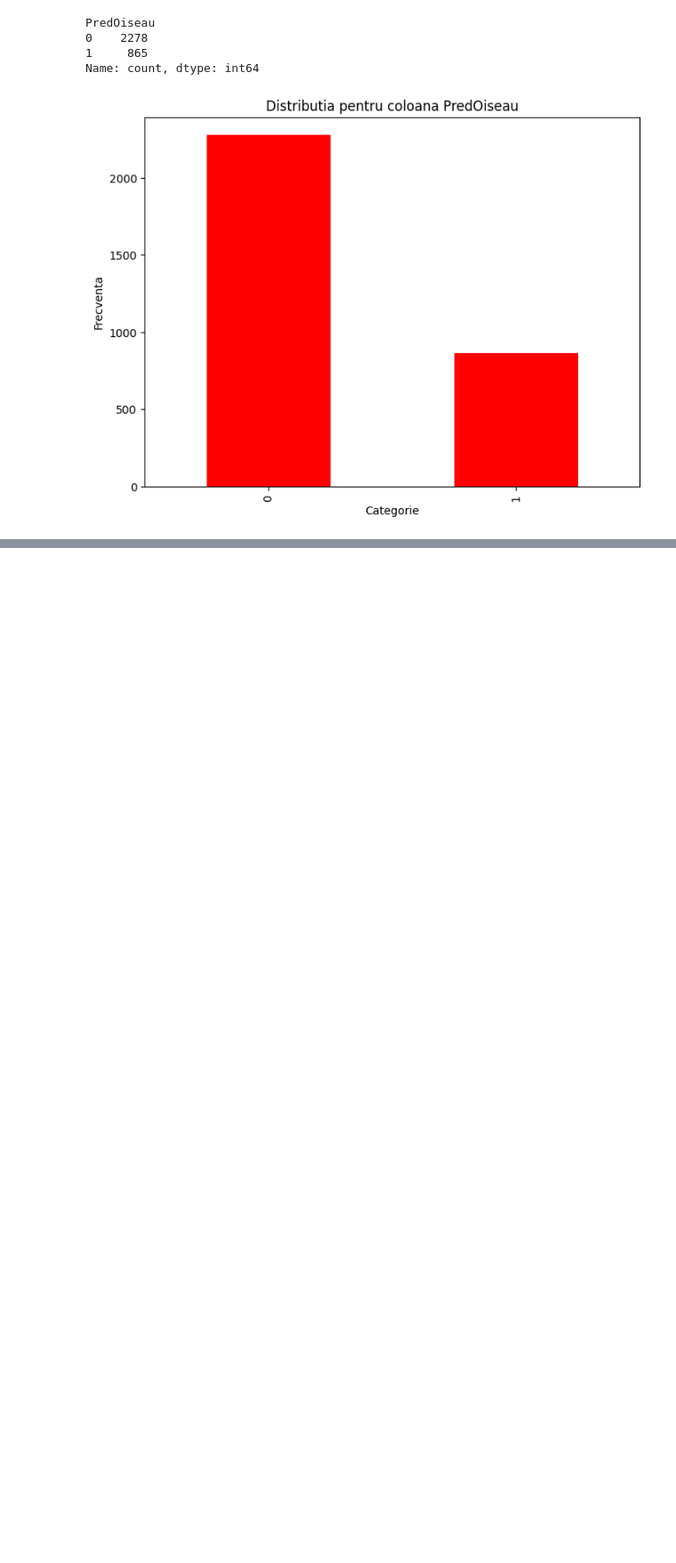
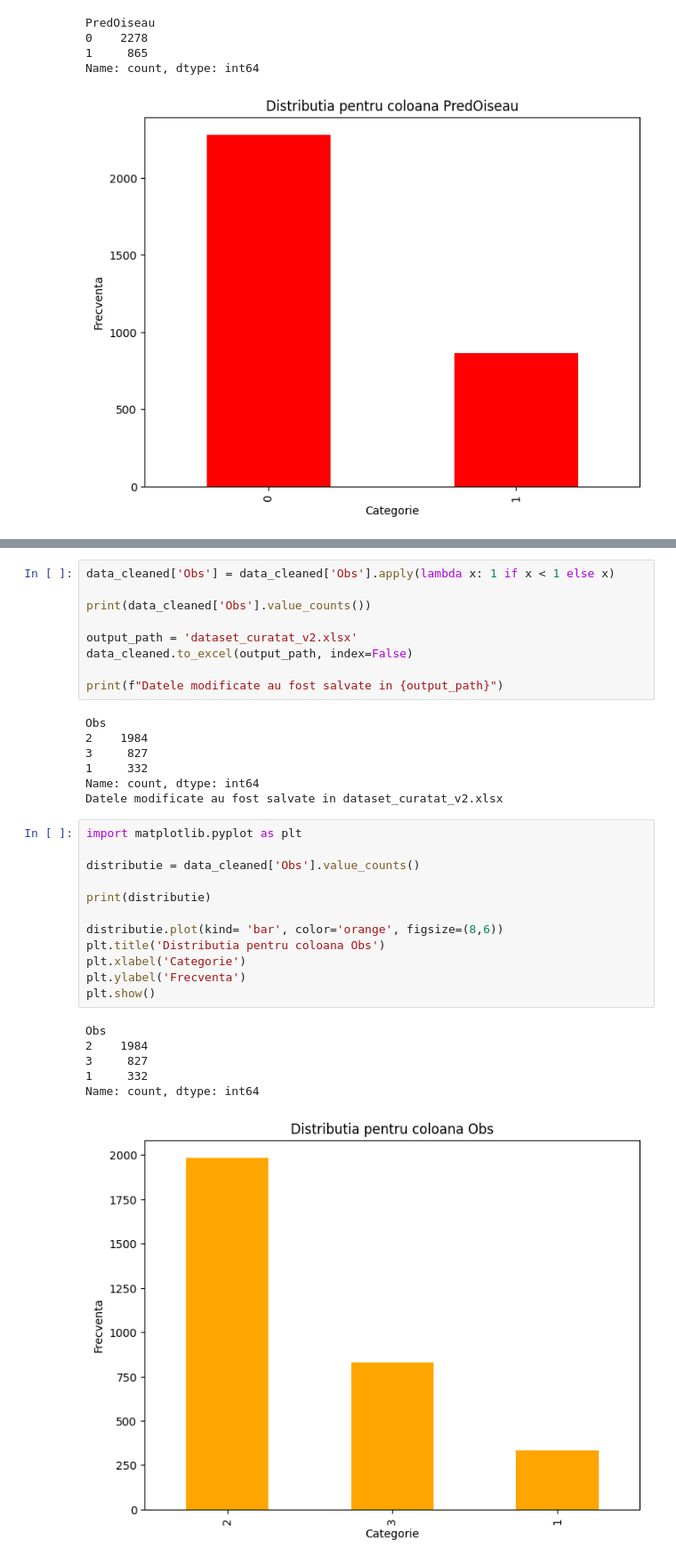
Before and after one commit to BejenaruIoanMatei/FacultateAI, a Jupyter notebook: Dataset/Analysis.ipynb, the cells around one changed output, grey strips where cells are left out. Shown at 89% size. Cells and saved outputs as stored; diff of their text form; blank space fills up the shorter version.

Commit message:
Analiza set de date pt 9
atributul Obs a fost modificat

```diff
--- a/Dataset/Analysis.ipynb
+++ b/Dataset/Analysis.ipynb
@@ -378,0 +401,35 @@ Name: count, dtype: int64
+# %%
+data_cleaned['Obs'] = data_cleaned['Obs'].apply(lambda x: 1 if x < 1 else x)
+
+print(data_cleaned['Obs'].value_counts())
+
+output_path = 'dataset_curatat_v2.xlsx'
+data_cleaned.to_excel(output_path, index=False)
+
+print(f"Datele modificate au fost salvate in {output_path}")
+# %% [output]
+Obs
+2    1984
+3     827
+1     332
+Name: count, dtype: int64
+Datele modificate au fost salvate in dataset_curatat_v2.xlsx
+# %%
+import matplotlib.pyplot as plt
+
+distributie = data_cleaned['Obs'].value_counts()
+
+print(distributie)
+
+distributie.plot(kind= 'bar', color='orange', figsize=(8,6))
+plt.title('Distributia pentru coloana Obs')
+plt.xlabel('Categorie')
+plt.ylabel('Frecventa')
+plt.show()
+# %% [output]
+Obs
+2    1984
+3     827
+1     332
+Name: count, dtype: int64
+[figure, added]
```
Also changed, not shown: parts of 3 cells of this notebook, 1 other file.
